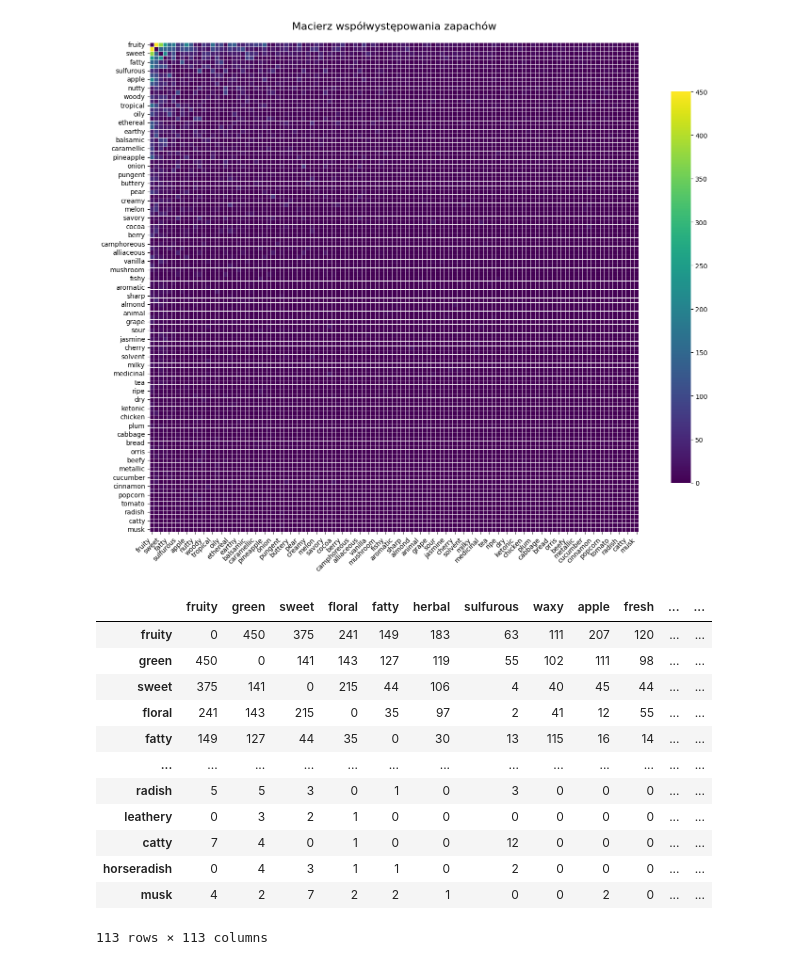
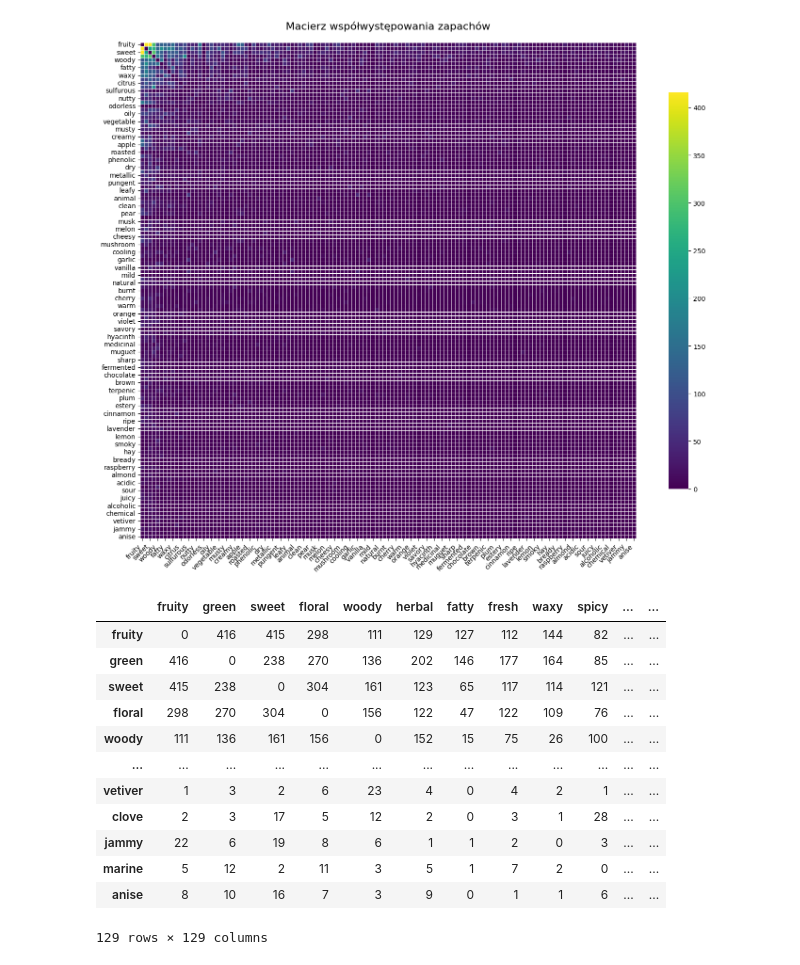
Before and after one commit to cluiverto/osmo, a Jupyter notebook: notebooks/goodscents.ipynb, the cells around one changed output. Drawn from its saved outputs; the diff is of its cells as text; code cells hidden in the pictures.

```diff
--- a/notebooks/goodscents.ipynb
+++ b/notebooks/goodscents.ipynb
@@ -176,3 +25,0 @@ fig.show()
-# %%
-df = label_frequencies(merged_df)
-df
@@ -218,23 +65,23 @@ filtered
 # %%
 # Wywołanie funkcji
 from predicting_odor_from_molecular_structure import pco_occurrence_matrix
-matrix = pco_occurrence_matrix(merged_df, labels_column='Labels', unique_labels=unique_labels)
+matrix = pco_occurrence_matrix(df, labels_column='Labels', counts=30)
 matrix
 # %% [output]
-[figure, old version]
+[figure, new version]
-|  | fruity | green | sweet | floral | fatty | herbal | sulfurous | waxy | apple | fresh | ... | ... |
-| fruity | 0 | 450 | 375 | 241 | 149 | 183 | 63 | 111 | 207 | 120 | ... | ... |
-| green | 450 | 0 | 141 | 143 | 127 | 119 | 55 | 102 | 111 | 98 | ... | ... |
-| sweet | 375 | 141 | 0 | 215 | 44 | 106 | 4 | 40 | 45 | 44 | ... | ... |
-| floral | 241 | 143 | 215 | 0 | 35 | 97 | 2 | 41 | 12 | 55 | ... | ... |
-| fatty | 149 | 127 | 44 | 35 | 0 | 30 | 13 | 115 | 16 | 14 | ... | ... |
+|  | fruity | green | sweet | floral | woody | herbal | fatty | fresh | waxy | spicy | ... | ... |
+| fruity | 0 | 416 | 415 | 298 | 111 | 129 | 127 | 112 | 144 | 82 | ... | ... |
+| green | 416 | 0 | 238 | 270 | 136 | 202 | 146 | 177 | 164 | 85 | ... | ... |
+| sweet | 415 | 238 | 0 | 304 | 161 | 123 | 65 | 117 | 114 | 121 | ... | ... |
+| floral | 298 | 270 | 304 | 0 | 156 | 122 | 47 | 122 | 109 | 76 | ... | ... |
+| woody | 111 | 136 | 161 | 156 | 0 | 152 | 15 | 75 | 26 | 100 | ... | ... |
 | ... | ... | ... | ... | ... | ... | ... | ... | ... | ... | ... | ... | ... |
-| radish | 5 | 5 | 3 | 0 | 1 | 0 | 3 | 0 | 0 | 0 | ... | ... |
-| leathery | 0 | 3 | 2 | 1 | 0 | 0 | 0 | 0 | 0 | 0 | ... | ... |
-| catty | 7 | 4 | 0 | 1 | 0 | 0 | 12 | 0 | 0 | 0 | ... | ... |
-| horseradish | 0 | 4 | 3 | 1 | 1 | 0 | 2 | 0 | 0 | 0 | ... | ... |
-| musk | 4 | 2 | 7 | 2 | 2 | 1 | 0 | 0 | 2 | 0 | ... | ... |
+| vetiver | 1 | 3 | 2 | 6 | 23 | 4 | 0 | 4 | 2 | 1 | ... | ... |
+| clove | 2 | 3 | 17 | 5 | 12 | 2 | 0 | 3 | 1 | 28 | ... | ... |
+| jammy | 22 | 6 | 19 | 8 | 6 | 1 | 1 | 2 | 0 | 3 | ... | ... |
+| marine | 5 | 12 | 2 | 11 | 3 | 5 | 1 | 7 | 2 | 0 | ... | ... |
+| anise | 8 | 10 | 16 | 7 | 3 | 9 | 0 | 1 | 1 | 6 | ... | ... |
-113 rows × 113 columns
+129 rows × 129 columns
 # %%
 
 similarity = pco_similarity_matrix(matrix)
```
Also changed, not shown: parts of 17 cells of this notebook, 2 other files.
